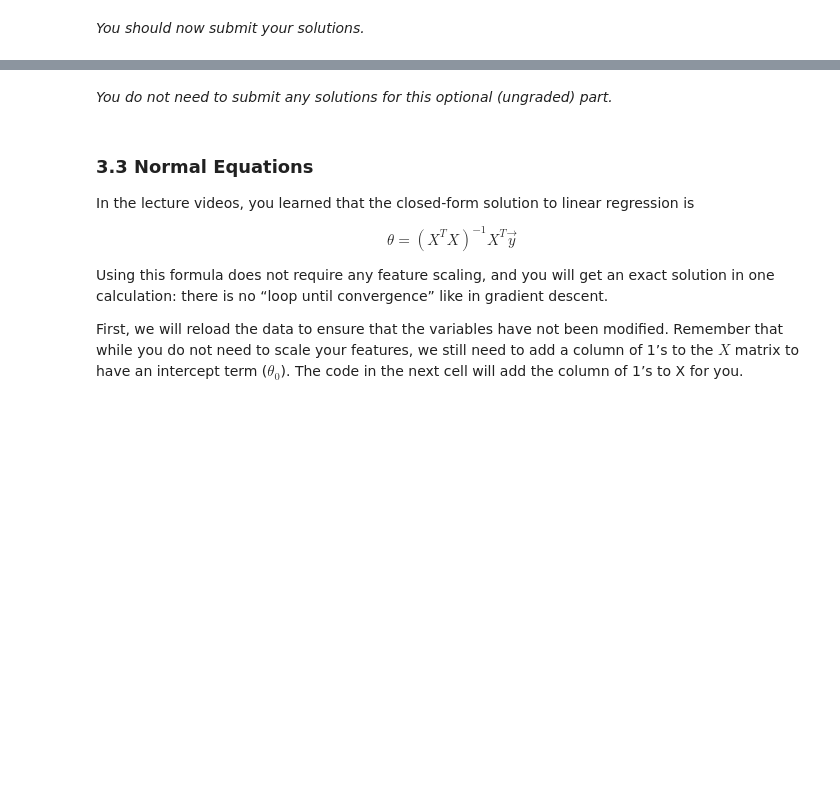
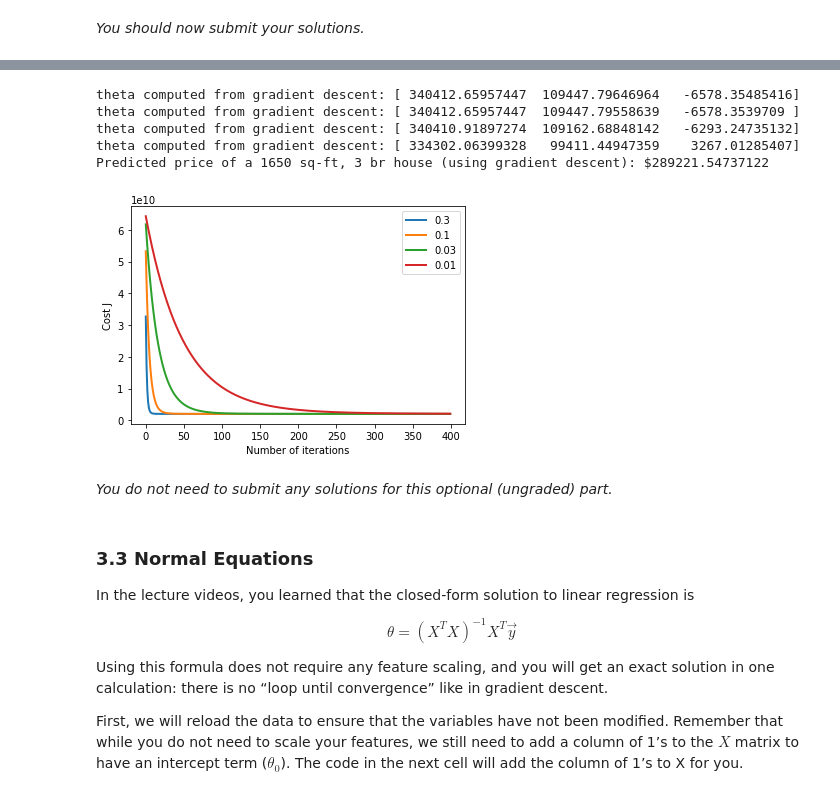
Before and after one commit to steerzac/ml-coursera-python-assignments, a Jupyter notebook: Exercise1/exercise1.ipynb, the cells around one changed output, grey strips where cells are left out. Cells and saved outputs as stored; diff of their text form; code cells hidden in the pictures; blank space fills up the shorter version.

```diff
--- a/Exercise1/exercise1.ipynb
+++ b/Exercise1/exercise1.ipynb
@@ -661,13 +660,10 @@ def  featureNormalize(X):
     sigma = np.zeros(X.shape[1])
 
     # =========================== YOUR CODE HERE =====================
-    n = X.shape[1]
-    for feat in range(n):
-        mu[feat] = np.mean(X_norm[:, feat])
-        sigma[feat] = np.std(X_norm[:, feat])
-        X_norm[:, feat] = X_norm[:, feat] - mu[feat]
-
-        X_norm[:, feat] = X_norm[:, feat] - sigma[feat]
+    for f in range(X.shape[1]):
+        mu[f] = np.mean(X[:, f])
+        sigma[f] = np.std(X[:, f])
+        X_norm[:, f] = (X[:, f] - mu[f]) / sigma[f]
 #     mu = np.mean(X, axis=0)
 #     sigma = np.std(X, axis=0)
 #     X_norm = (X - mu) / sigma
@@ -773,7 +769,9 @@ def computeCostMulti(X, y, theta):
     J = 0
 
     # ======================= YOUR CODE HERE ===========================
-
+    a = np.dot(X, theta) - y
+    aT = np.transpose(a)
+    J = np.dot(aT, a) / (2 * m)
 
     # ==================================================================
     return J
@@ -832,7 +845,10 @@ def gradientDescentMulti(X, y, theta, alpha, num_iters):
 
     for i in range(num_iters):
         # ======================= YOUR CODE HERE ==========================
-
+        xT = np.transpose(X)         # shape => (n+1, m)
+        errors = np.dot(X, theta) - y # shape => (m, 1)
+        delta = (alpha / m) * np.dot(xT, errors)   # (n+1, m) x (m, 1) => (n+1, 1)
+        theta = theta - delta        # (n+1, 1) - (n+1, 1) => (n+1, 1)
 
         # =================================================================
 
@@ -880,47 +911,58 @@ Instructions
 ------------
 We have provided you with the following starter code that runs
 gradient descent with a particular learning rate (alpha).
 
 Your task is to first make sure that your functions - `computeCost`
 and `gradientDescent` already work with  this starter code and
 support multiple variables.
 
 After that, try running gradient descent with different values of
 alpha and see which one gives you the best result.
 
 Finally, you should complete the code at the end to predict the price
 of a 1650 sq-ft, 3 br house.
 
 Hint
 ----
 At prediction, make sure you do the same feature normalization.
 """
 # Choose some alpha value - change this
-alpha = 0.1
+alphas = [0.3, 0.1, 0.03, 0.01]
+lines = []
 num_iters = 400
 
 # init theta and run gradient descent
-theta = np.zeros(3)
-theta, J_history = gradientDescentMulti(X, y, theta, alpha, num_iters)
+for alpha in alphas:
+    theta = np.zeros(3)
+    theta, J_history = gradientDescentMulti(X, y, theta, alpha, num_iters)
 
-# Plot the convergence graph
-pyplot.plot(np.arange(len(J_history)), J_history, lw=2)
-pyplot.xlabel('Number of iterations')
-pyplot.ylabel('Cost J')
+    # Plot the convergence graph
+    line, = pyplot.plot(np.arange(len(J_history)), J_history, label=str(alpha), lw=2)
+    pyplot.xlabel('Number of iterations')
+    pyplot.ylabel('Cost J')
+    lines.append(line)
 
-# Display the gradient descent's result
-print('theta computed from gradient descent: {:s}'.format(str(theta)))
-
+    # Display the gradient descent's result
+    print('theta computed from gradient descent: {:s}'.format(str(theta)))
+pyplot.legend(handles=lines)
 # Estimate the price of a 1650 sq-ft, 3 br house
 # ======================= YOUR CODE HERE ===========================
 # Recall that the first column of X is all-ones.
 # Thus, it does not need to be normalized.
-
-price = 0   # You should change this
-
+testX = np.array([1650, 3], ndmin=2)
+testX = (testX - mu) / sigma
+testX = np.concatenate((np.array([1], ndmin=2), testX), axis=1)
+price = np.dot(testX, theta)
 # ===================================================================
 
-print('Predicted price of a 1650 sq-ft, 3 br house (using gradient descent): ${:.0f}'.format(price))
+print('Predicted price of a 1650 sq-ft, 3 br house (using gradient descent): ${:.8f}'.format(price[0]))
+# %% [output]
+theta computed from gradient descent: [ 340412.65957447  109447.79646964   -6578.35485416]
+theta computed from gradient descent: [ 340412.65957447  109447.79558639   -6578.3539709 ]
+theta computed from gradient descent: [ 340410.91897274  109162.68848142   -6293.24735132]
+theta computed from gradient descent: [ 334302.06399328   99411.44947359    3267.01285407]
+Predicted price of a 1650 sq-ft, 3 br house (using gradient descent): $289221.54737122
+[figure, added]
 # %% [markdown]
 *You do not need to submit any solutions for this optional (ungraded) part.*
 # %% [markdown]
```
Also changed, not shown: parts of 9 cells of this notebook.
